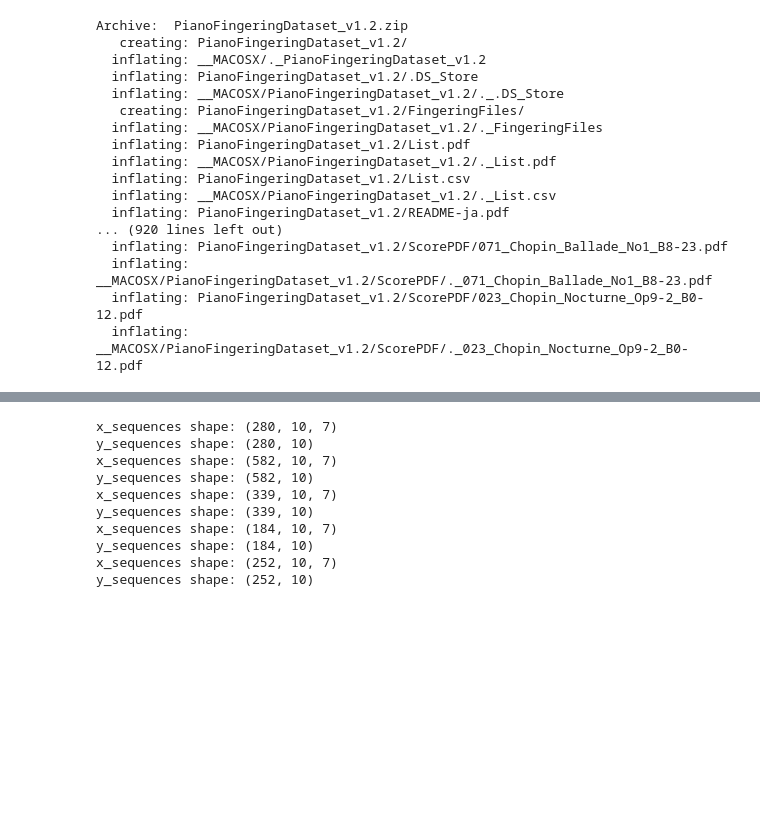
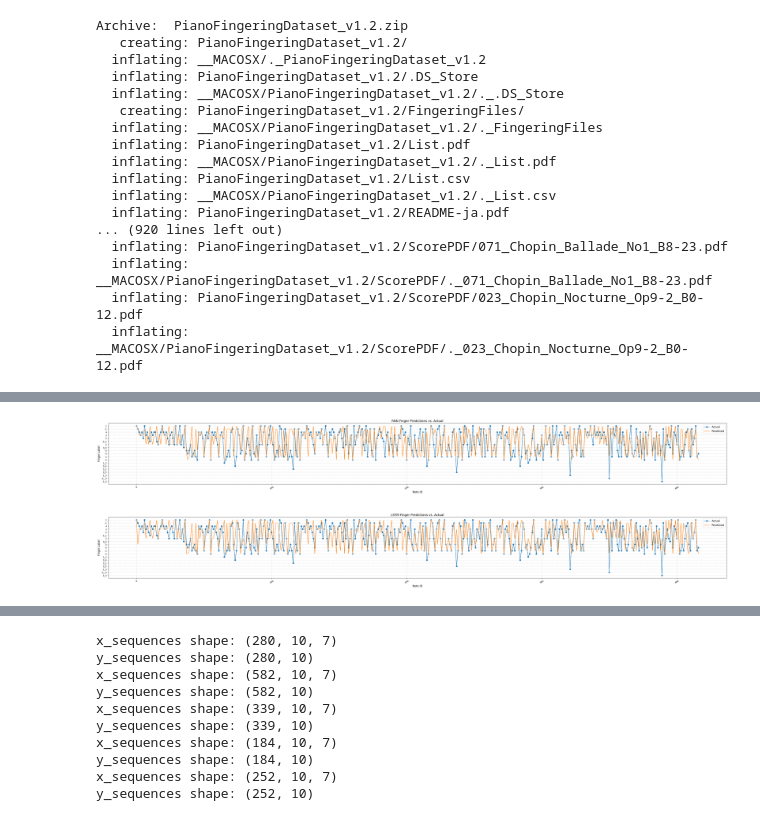
Before and after one commit to nathanjpaek/auto-pian, a Jupyter notebook: official_pig_baselines.ipynb, the cells around one changed output, grey strips where cells are left out. Cells and saved outputs as stored; diff of their text form; code cells hidden in the pictures; blank space fills up the shorter version.

Commit message:
official baselines - logistic regression, RNN, and LSTM implementation

```diff
--- a/official_pig_baselines.ipynb
+++ b/official_pig_baselines.ipynb
@@ -210,0 +530,13 @@ def create_sequences(x_df, y_series, sequence_length=10):
+# %%
+class LSTMTagger(nn.Module):
+    def __init__(self, num_pitches, num_fingers, embed_dim=32, hidden_dim=64):
+        super().__init__()
+        self.embedding = nn.Embedding(num_pitches, embed_dim)
+        self.lstm = nn.LSTM(embed_dim, hidden_dim, batch_first=True)
+        self.fc = nn.Linear(hidden_dim, num_fingers)
+
+    def forward(self, x):
+        emb = self.embedding(x)
+        lstm_out, _ = self.lstm(emb)
+        logits = self.fc(lstm_out)
+        return logits
@@ -210,0 +785,41 @@ def create_sequences(x_df, y_series, sequence_length=10):
+# %%
+import matplotlib.pyplot as plt
+import seaborn as sns
+
+def plot_sequence_finger_predictions(note_ids, y_true, y_pred, model_name="RNN"):
+    """
+    Plots a line chart of actual vs. predicted finger labels across note indices.
+    note_ids: array-like of note indices (for x-axis)
+    y_true: array-like of actual finger labels (numeric or string)
+    y_pred: array-like of predicted finger labels (numeric or string)
+    """
+    plt.figure(figsize=(50, 5))  # Increased width from 12 to 20
+    sns.lineplot(x=note_ids, y=y_true, marker='o', markersize=8, label='Actual')
+    sns.lineplot(x=note_ids, y=y_pred, marker='x', markersize=8, label='Predicted')
+
+    plt.title(f"{model_name} Finger Predictions vs. Actual", fontsize=14)
+    plt.xlabel("Note ID", fontsize=12)
+    plt.ylabel("Finger Label", fontsize=12)
+    plt.xticks(rotation=30)  # Slight rotation for readability
+    plt.grid(True, linestyle='--', alpha=0.6)  # Light grid for reference
+    plt.legend(fontsize=12)
+    plt.show()
+
+# EXAMPLE USAGE with RNN predictions
+plot_sequence_finger_predictions(
+    note_ids=np.arange(len(rnn_true_labels)),  # or df["noteID"] if available
+    y_true=rnn_true_labels,
+    y_pred=rnn_pred_labels,
+    model_name="RNN"
+)
+
+# Repeat for LSTM
+plot_sequence_finger_predictions(
+    note_ids=np.arange(len(lstm_true_labels)),
+    y_true=lstm_true_labels,
+    y_pred=lstm_pred_labels,
+    model_name="LSTM"
+)
+# %% [output]
+[figure, added]
+[figure, added]
```
Also changed, not shown: parts of 23 cells of this notebook, 1 other file.
